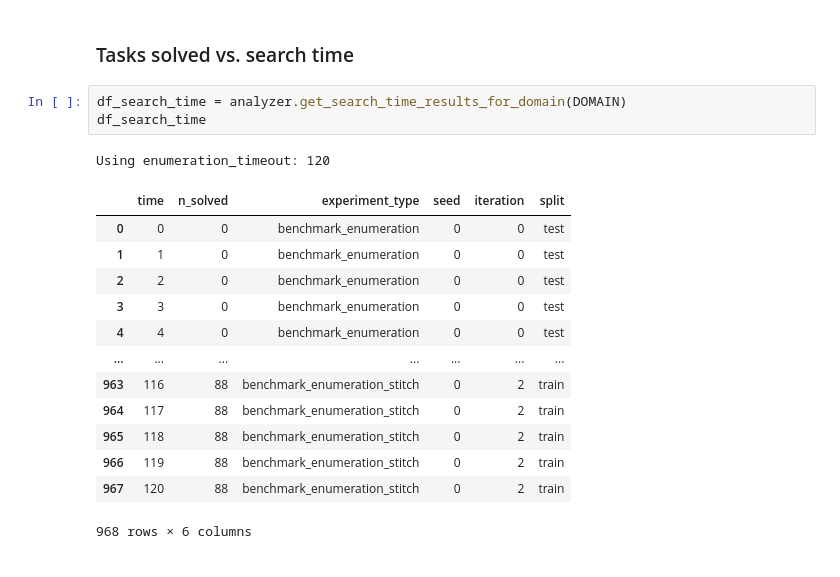
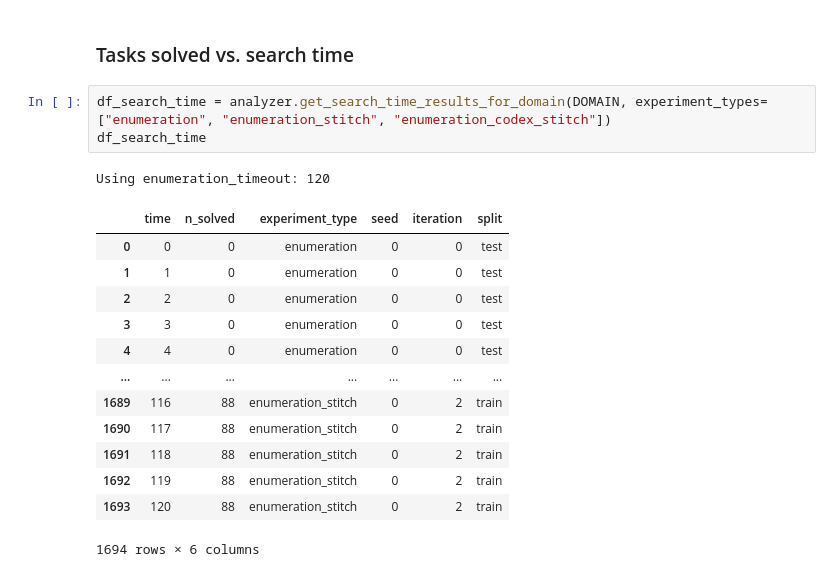
Before and after one commit to gabegrand/lilo, a Jupyter notebook: analysis/analyze_synthesis_experiment.ipynb, the cells around one changed output. Cells and saved outputs as stored; diff of their text form.

```diff
--- a/analysis/analyze_synthesis_experiment.ipynb
+++ b/analysis/analyze_synthesis_experiment.ipynb
@@ -103,20 +102,20 @@ sns.lineplot(
 # %% [markdown]
 ### Tasks solved vs. search time
 # %%
-df_search_time = analyzer.get_search_time_results_for_domain(DOMAIN)
+df_search_time = analyzer.get_search_time_results_for_domain(DOMAIN, experiment_types=["enumeration", "enumeration_stitch", "enumeration_codex_stitch"])
 df_search_time
 # %% [output]
 Using enumeration_timeout: 120
 |  | time | n_solved | experiment_type | seed | iteration | split |
-| 0 | 0 | 0 | benchmark_enumeration | 0 | 0 | test |
-| 1 | 1 | 0 | benchmark_enumeration | 0 | 0 | test |
-| 2 | 2 | 0 | benchmark_enumeration | 0 | 0 | test |
-| 3 | 3 | 0 | benchmark_enumeration | 0 | 0 | test |
-| 4 | 4 | 0 | benchmark_enumeration | 0 | 0 | test |
+| 0 | 0 | 0 | enumeration | 0 | 0 | test |
+| 1 | 1 | 0 | enumeration | 0 | 0 | test |
+| 2 | 2 | 0 | enumeration | 0 | 0 | test |
+| 3 | 3 | 0 | enumeration | 0 | 0 | test |
+| 4 | 4 | 0 | enumeration | 0 | 0 | test |
 | ... | ... | ... | ... | ... | ... | ... |
-| 963 | 116 | 88 | benchmark_enumeration_stitch | 0 | 2 | train |
-| 964 | 117 | 88 | benchmark_enumeration_stitch | 0 | 2 | train |
-| 965 | 118 | 88 | benchmark_enumeration_stitch | 0 | 2 | train |
-| 966 | 119 | 88 | benchmark_enumeration_stitch | 0 | 2 | train |
-| 967 | 120 | 88 | benchmark_enumeration_stitch | 0 | 2 | train |
+| 1689 | 116 | 88 | enumeration_stitch | 0 | 2 | train |
+| 1690 | 117 | 88 | enumeration_stitch | 0 | 2 | train |
+| 1691 | 118 | 88 | enumeration_stitch | 0 | 2 | train |
+| 1692 | 119 | 88 | enumeration_stitch | 0 | 2 | train |
+| 1693 | 120 | 88 | enumeration_stitch | 0 | 2 | train |
-968 rows × 6 columns
+1694 rows × 6 columns
```
Also changed, not shown: parts of 9 cells of this notebook, 3 other files.
